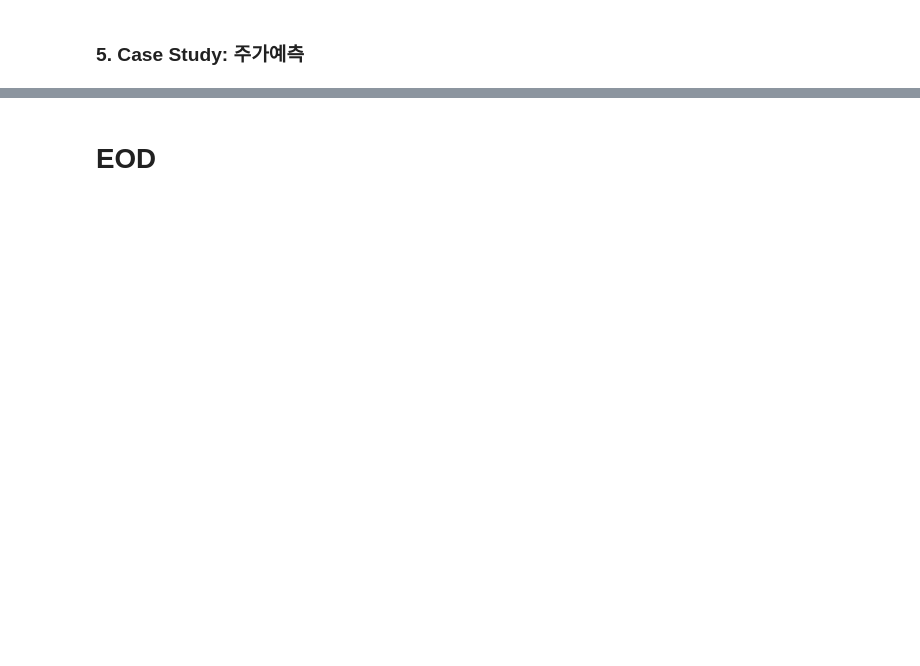
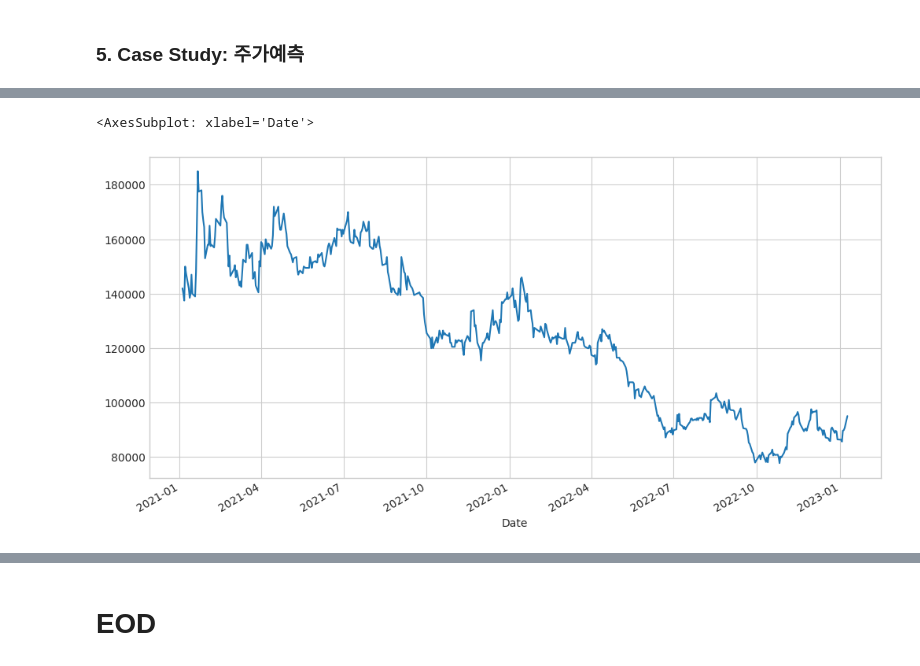
Before and after one commit to hansam95/LG-Elec-Day3, a Jupyter notebook: 04-Time-Series-Forecasting-Tutorials2.ipynb, the cells around one changed output, grey strips where cells are left out. Saved outputs shown, nothing was run; the diff lists cells and outputs as text; code cells hidden in the pictures; blank space fills up the shorter version.

```diff
--- a/04-Time-Series-Forecasting-Tutorials2.ipynb
+++ b/04-Time-Series-Forecasting-Tutorials2.ipynb
@@ -514,10 +843,11 @@ code_data.code = code_data.code.map('{:06d}'.format)
 # %%
-import yfinance as yfin
-yfin.pdr_override()
+# import yfinance as yfin
+# yfin.pdr_override()
 
 stock_code = get_code(code_data, 'LG전자')
-stock_code = stock_code + '.KS'
-stock_data = pdr.get_data_yahoo(stock_code)
+# stock_code = stock_code + '.KS'
+# stock_data = pdr.DataReader(stock_code, 'naver')
+stock_data = pdr.DataReader(stock_code, 'naver', start='2021-01-01', end='2023-01-09')
 
 
 '''
@@ -534,26 +879,10 @@ stock_data
-# %%
-import yfinance as yfin
-yfin.pdr_override()
-
-stock_data = pdr.get_data_yahoo('TSLA', start = '2020-01-01', end = '2022-01-09')
-
-
-'''
-High: 장 중 제일 높았던 주가(고가)
-Low: 장 중 제일 낮았던 주가(저가)
-Open: 장 시작 때 주가(시가)
-Close: 장 닫을 때 주가(종가)
-Volume: 주식 거래량
-Adj Close: 주식의 분할, 배당, 배분 등을 고려해 조정한 종가
-
-'''
-
-stock_data
 # %%
-stock_data = stock_data[['Close']]
-
+stock_data = stock_data['Close'].astype('int')
 fig, ax = plt.subplots(figsize=(12, 6))
 stock_data.plot(ax = ax)
+# %% [output]
+<AxesSubplot: xlabel='Date'>
+[figure, added]
 # %%
 from sklearn.model_selection import train_test_split
 stock_data_train, stock_data_test = train_test_split(stock_data, test_size=0.1, shuffle=False)
```
Also changed, not shown: parts of 47 cells of this notebook, 8 other files.
